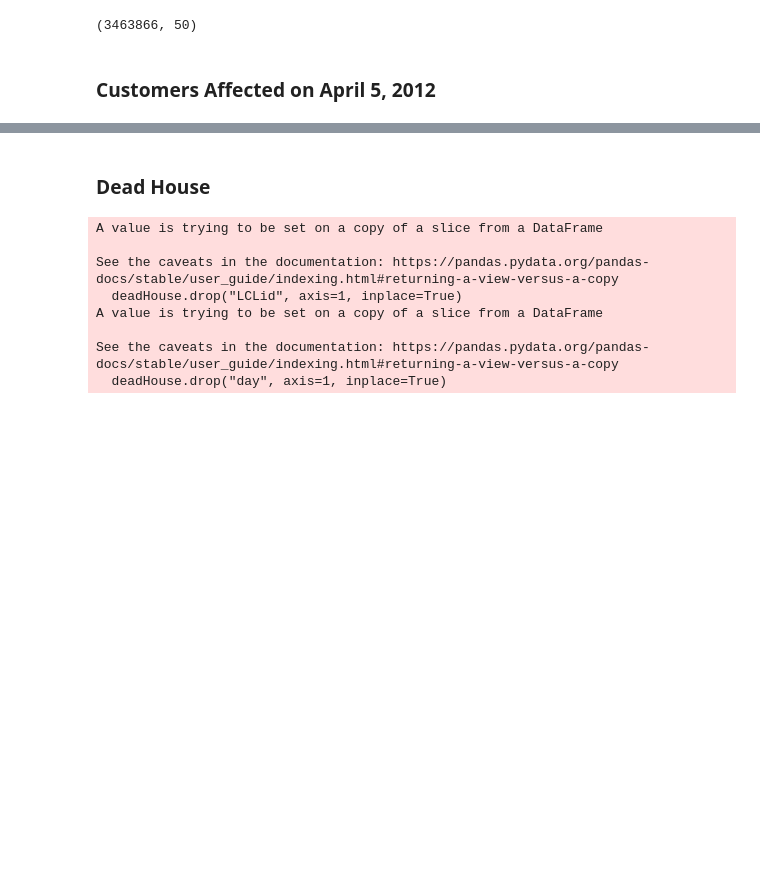
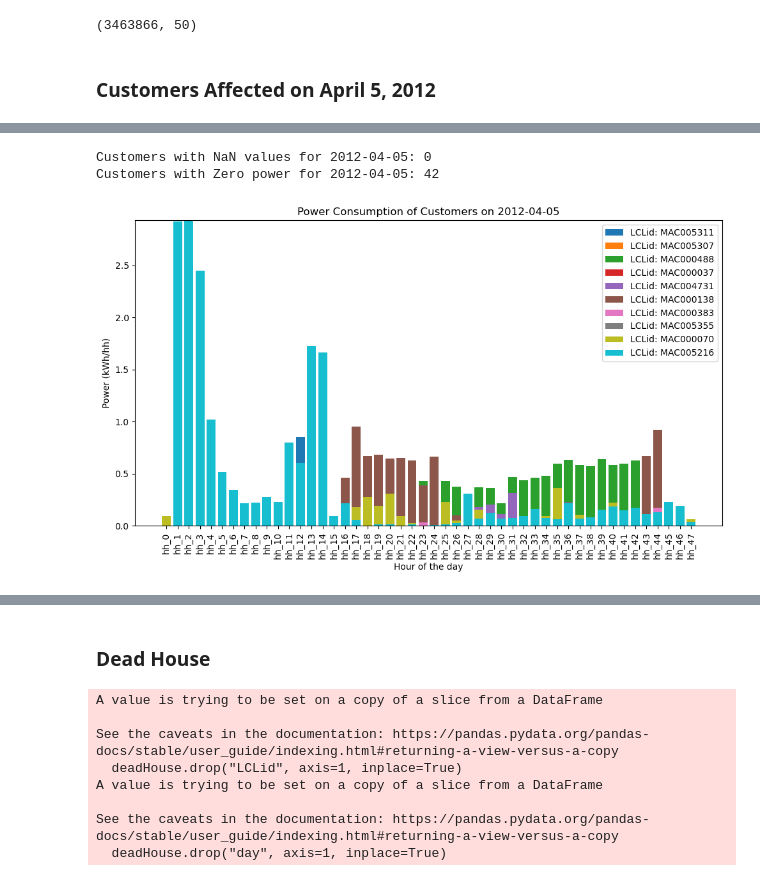
Before and after one commit to brepowell/EnergyConsumption, a Jupyter notebook: LondonDataExploration.ipynb, the cells around one changed output, grey strips where cells are left out. Cells and saved outputs as stored; diff of their text form; code cells hidden in the pictures; blank space fills up the shorter version.

```diff
--- a/LondonDataExploration.ipynb
+++ b/LondonDataExploration.ipynb
@@ -764,0 +825,11 @@ plotDay(londonDataSortedByDay, subsetOfcustomersBlackedOutDf, dayToExamine)
+# %%
+lostPower = getCustomersAffectedByOutage(dayToExamine)
+lostPowerSubset = lostPower[10:20]
+
+y_min = 0
+y_max = 2.5
+plotDayConsumptionBar(londonDataSortedByDay, lostPowerSubset, dayToExamine)
+# %% [output]
+Customers with NaN values for 2012-04-05: 0
+Customers with Zero power for 2012-04-05: 42
+[figure, added]
```
Also changed, not shown: parts of 38 cells of this notebook.
